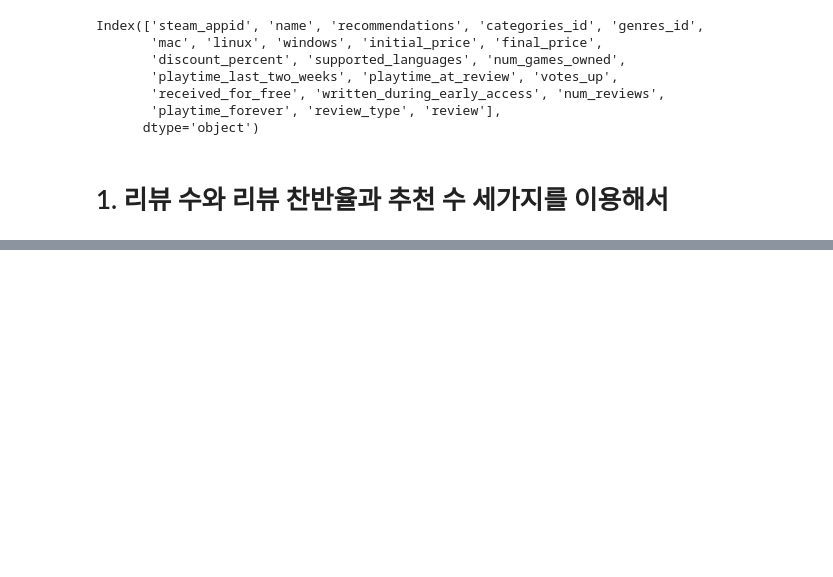
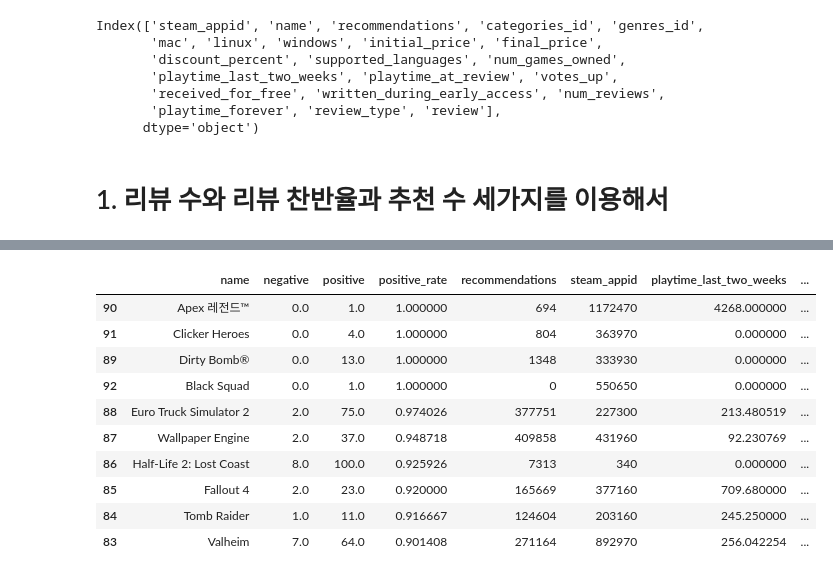
Before and after one commit to weejiwon-95/steamRecommendation, a Jupyter notebook: leanring/recommend.ipynb, the cells around one changed output, grey strips where cells are left out. Saved outputs shown, nothing was run; the diff lists cells and outputs as text; code cells hidden in the pictures; blank space fills up the shorter version.

```diff
--- a/leanring/recommend.ipynb
+++ b/leanring/recommend.ipynb
@@ -264,0 +264,2 @@ array([[1.01650165e-02, 1.41353802e-02],
+# %%
+rate_table['steam_appid'] = game_info.set_index('name')['steam_appid']
@@ -264,0 +283,16 @@ array([[1.01650165e-02, 1.41353802e-02],
+# %%
+mean_time=_reviews[['steam_appid','playtime_last_two_weeks','playtime_forever']].groupby('steam_appid').agg('mean')
+# %%
+pd.merge(rate_table.reset_index(), mean_time, on='steam_appid').sort_values(by=['positive_rate','playtime_last_two_weeks','playtime_forever'], ascending=False)[:10]
+# %% [output]
+|  | name | negative | positive | positive_rate | recommendations | steam_appid | playtime_last_two_weeks | ... |
+| 90 | Apex 레전드™ | 0.0 | 1.0 | 1.000000 | 694 | 1172470 | 4268.000000 | ... |
+| 91 | Clicker Heroes | 0.0 | 4.0 | 1.000000 | 804 | 363970 | 0.000000 | ... |
+| 89 | Dirty Bomb® | 0.0 | 13.0 | 1.000000 | 1348 | 333930 | 0.000000 | ... |
+| 92 | Black Squad | 0.0 | 1.0 | 1.000000 | 0 | 550650 | 0.000000 | ... |
+| 88 | Euro Truck Simulator 2 | 2.0 | 75.0 | 0.974026 | 377751 | 227300 | 213.480519 | ... |
+| 87 | Wallpaper Engine | 2.0 | 37.0 | 0.948718 | 409858 | 431960 | 92.230769 | ... |
+| 86 | Half-Life 2: Lost Coast | 8.0 | 100.0 | 0.925926 | 7313 | 340 | 0.000000 | ... |
+| 85 | Fallout 4 | 2.0 | 23.0 | 0.920000 | 165669 | 377160 | 709.680000 | ... |
+| 84 | Tomb Raider | 1.0 | 11.0 | 0.916667 | 124604 | 203160 | 245.250000 | ... |
+| 83 | Valheim | 7.0 | 64.0 | 0.901408 | 271164 | 892970 | 256.042254 | ... |
```
Also changed, not shown: parts of 36 cells of this notebook.
